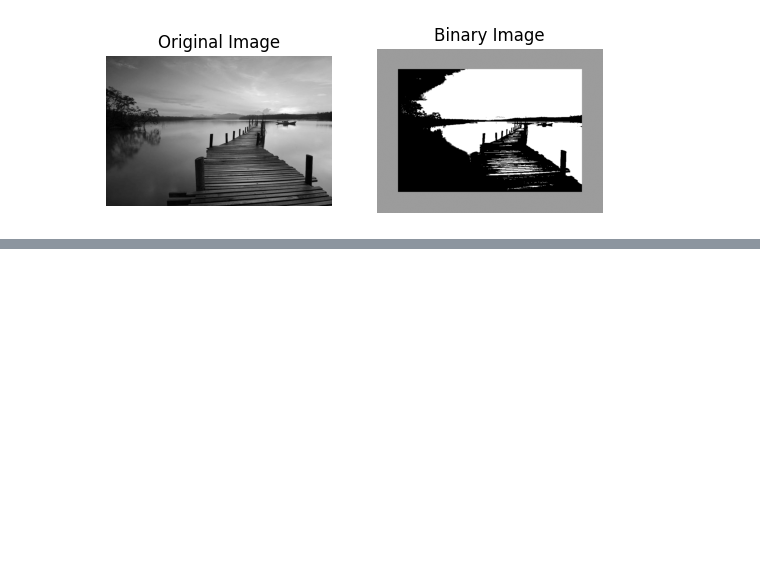
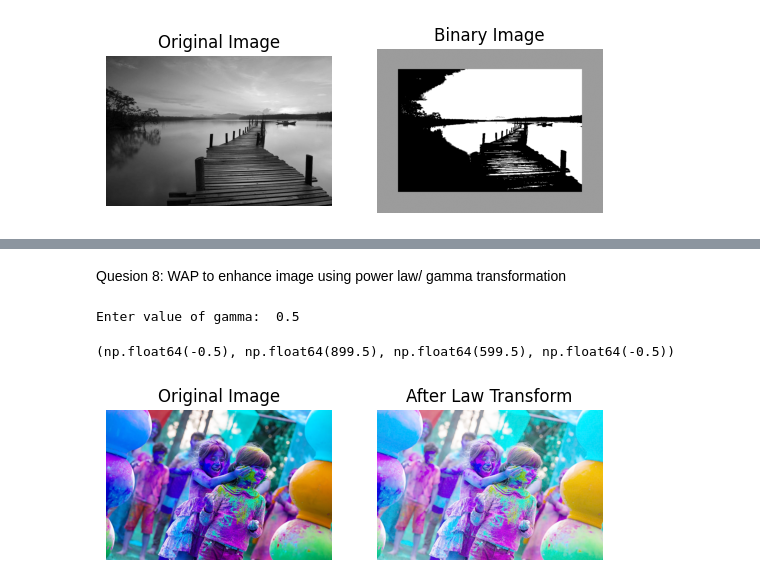
Before and after one commit to HimanshuSardana/assignments, a Jupyter notebook: image_processing/lab_manual/Untitled.ipynb, the cells around one changed output, grey strips where cells are left out. Drawn from its saved outputs; the diff is of its cells as text; code cells hidden in the pictures; blank space fills up the shorter version.

```diff
--- a/image_processing/lab_manual/Untitled.ipynb
+++ b/image_processing/lab_manual/Untitled.ipynb
@@ -145,0 +207,29 @@ Enter border color (0-255):  156
+# %% [markdown]
+Quesion 8: WAP to enhance image using power law/ gamma transformation
+# %%
+import numpy as np
+import matplotlib.pyplot as plt
+import cv2
+
+img = cv2.imread("./rgb_original.jpg")
+
+gamma = float(input("Enter value of gamma: "))
+c = 1.0
+
+norm_img = img / 255
+
+power_log_img = c * np.power(norm_img, gamma)
+
+plt.subplot(1, 2, 1)
+plt.title("Original Image")
+plt.imshow(img)
+plt.axis("off")
+
+plt.subplot(1, 2, 2)
+plt.title("After Law Transform")
+plt.imshow(power_log_img)
+plt.axis("off")
+# %% [output]
+Enter value of gamma:  0.5
+(np.float64(-0.5), np.float64(899.5), np.float64(599.5), np.float64(-0.5))
+[figure, added]
```
Also changed, not shown: parts of 14 cells of this notebook, 12 other files.
